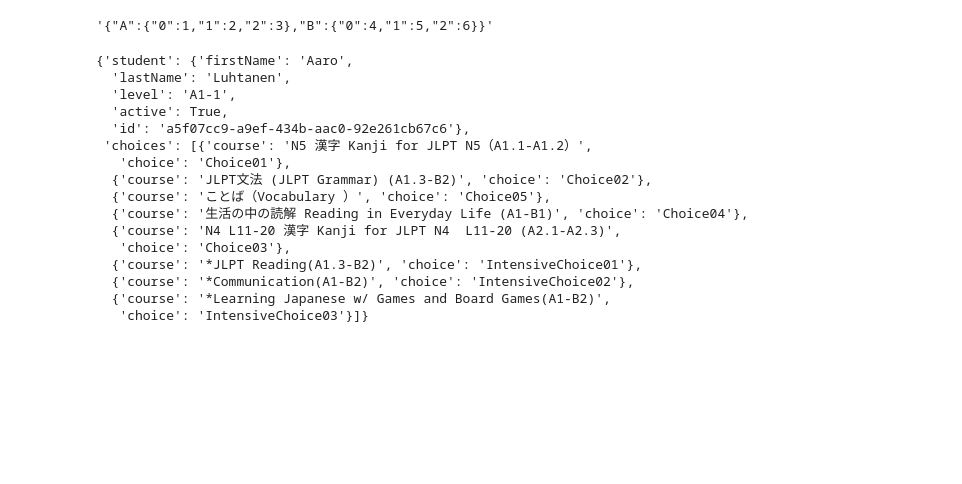
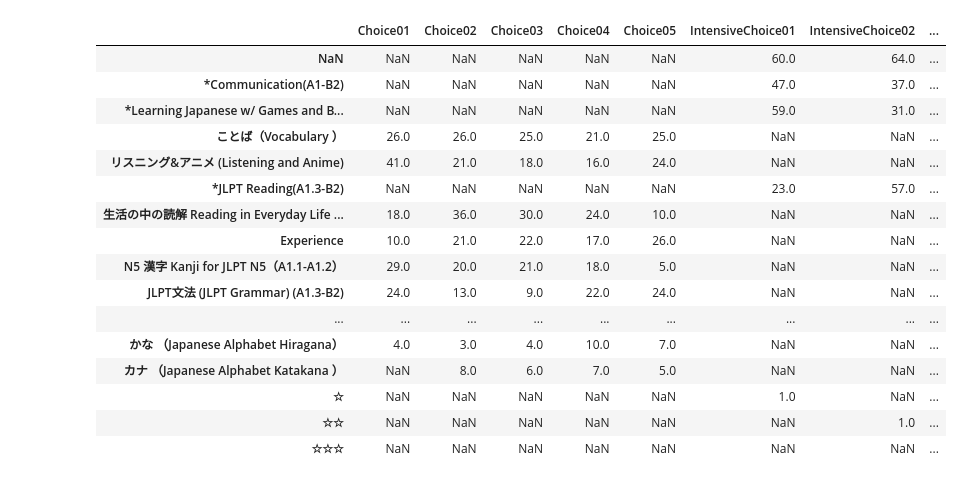
Before and after one commit to ohmaye/neo4j-python, a Jupyter notebook: pandas.ipynb, the cells around one changed output. Cells and saved outputs as stored; diff of their text form; code cells hidden in the pictures; blank space fills up the shorter version.

Commit message:
Dataframes

```diff
--- a/pandas.ipynb
+++ b/pandas.ipynb
@@ -31,8 +30,46 @@ summary = pd.crosstab(df["FirstName"], df["Choice01"])
-# %%
-df = pd.DataFrame({"A": [1, 2, 3], "B": [4, 5, 6]})
-# %%
-df.to_json()
-# %% [output]
-'{"A":{"0":1,"1":2,"2":3},"B":{"0":4,"1":5,"2":6}}'
+# %%
+grp01 = df["Choice01"].groupby(df["Choice01"])
+grp02 = df["Choice02"].groupby(df["Choice02"])
+grp03 = df["Choice03"].groupby(df["Choice03"])
+grp04 = df["Choice04"].groupby(df["Choice04"])
+grp05 = df["Choice05"].groupby(df["Choice05"])
+grp06 = df["IntensiveChoice01"].groupby(df["IntensiveChoice01"])
+grp07 = df["IntensiveChoice02"].groupby(df["IntensiveChoice02"])
+grp08 = df["IntensiveChoice03"].groupby(df["IntensiveChoice03"])
+# %%
+dfgrp = pd.DataFrame(
+    [
+        grp01.size(),
+        grp02.size(),
+        grp03.size(),
+        grp04.size(),
+        grp05.size(),
+        grp06.size(),
+        grp07.size(),
+        grp08.size(),
+    ]
+).T
+# %%
+dfgrp["Total"] = dfgrp.sum(axis=1)
+dfgrp.sort_values(by=["Total"], ascending=False, inplace=True)
+dfgrp
+# %% [output]
+|  | Choice01 | Choice02 | Choice03 | Choice04 | Choice05 | IntensiveChoice01 | IntensiveChoice02 | ... |
+| NaN | NaN | NaN | NaN | NaN | NaN | 60.0 | 64.0 | ... |
+| *Communication(A1-B2) | NaN | NaN | NaN | NaN | NaN | 47.0 | 37.0 | ... |
+| *Learning Japanese w/ Games and B... | NaN | NaN | NaN | NaN | NaN | 59.0 | 31.0 | ... |
+| ことば（Vocabulary ） | 26.0 | 26.0 | 25.0 | 21.0 | 25.0 | NaN | NaN | ... |
+| リスニング&アニメ (Listening and Anime) | 41.0 | 21.0 | 18.0 | 16.0 | 24.0 | NaN | NaN | ... |
+| *JLPT Reading(A1.3-B2) | NaN | NaN | NaN | NaN | NaN | 23.0 | 57.0 | ... |
+| 生活の中の読解 Reading in Everyday Life ... | 18.0 | 36.0 | 30.0 | 24.0 | 10.0 | NaN | NaN | ... |
+| Experience | 10.0 | 21.0 | 22.0 | 17.0 | 26.0 | NaN | NaN | ... |
+| N5 漢字 Kanji for JLPT N5（A1.1-A1.2） | 29.0 | 20.0 | 21.0 | 18.0 | 5.0 | NaN | NaN | ... |
+| JLPT文法 (JLPT Grammar) (A1.3-B2) | 24.0 | 13.0 | 9.0 | 22.0 | 24.0 | NaN | NaN | ... |
+| ... | ... | ... | ... | ... | ... | ... | ... | ... |
+| かな （Japanese Alphabet Hiragana） | 4.0 | 3.0 | 4.0 | 10.0 | 7.0 | NaN | NaN | ... |
+| カナ （Japanese Alphabet Katakana ） | NaN | 8.0 | 6.0 | 7.0 | 5.0 | NaN | NaN | ... |
+| ☆ | NaN | NaN | NaN | NaN | NaN | 1.0 | NaN | ... |
+| ☆☆ | NaN | NaN | NaN | NaN | NaN | NaN | 1.0 | ... |
+| ☆☆☆ | NaN | NaN | NaN | NaN | NaN | NaN | NaN | ... |
 # %%
 result = query(
@@ -40,21 +77,2 @@ result = query(
 )
 studentChoices = [record.data() for record in result.records]
-# %%
-studentChoices[0]
-# %% [output]
-{'student': {'firstName': 'Aaro',
-  'lastName': 'Luhtanen',
-  'level': 'A1-1',
-  'active': True,
-  'id': 'a5f07cc9-a9ef-434b-aac0-92e261cb67c6'},
- 'choices': [{'course': 'N5 漢字 Kanji for JLPT N5（A1.1-A1.2）',
-   'choice': 'Choice01'},
-  {'course': 'JLPT文法 (JLPT Grammar) (A1.3-B2)', 'choice': 'Choice02'},
-  {'course': 'ことば（Vocabulary ）', 'choice': 'Choice05'},
-  {'course': '生活の中の読解 Reading in Everyday Life (A1-B1)', 'choice': 'Choice04'},
-  {'course': 'N4 L11-20 漢字 Kanji for JLPT N4  L11-20 (A2.1-A2.3)',
-   'choice': 'Choice03'},
-  {'course': '*JLPT Reading(A1.3-B2)', 'choice': 'IntensiveChoice01'},
-  {'course': '*Communication(A1-B2)', 'choice': 'IntensiveChoice02'},
-  {'course': '*Learning Japanese w/ Games and Board Games(A1-B2)',
-   'choice': 'IntensiveChoice03'}]}
```
Also changed, not shown: parts of 18 cells of this notebook, 4 other files.
